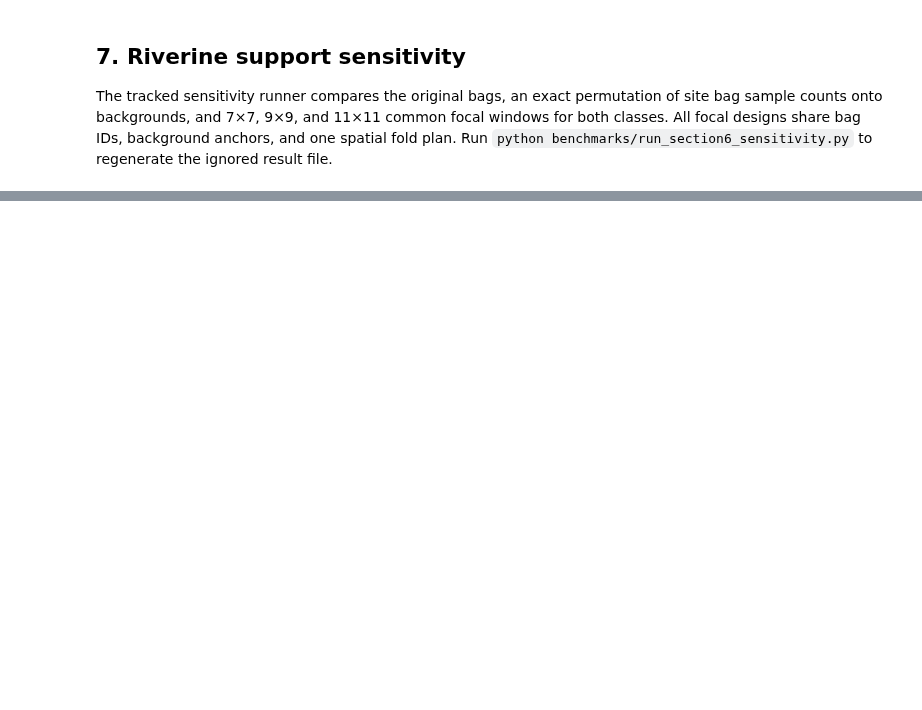
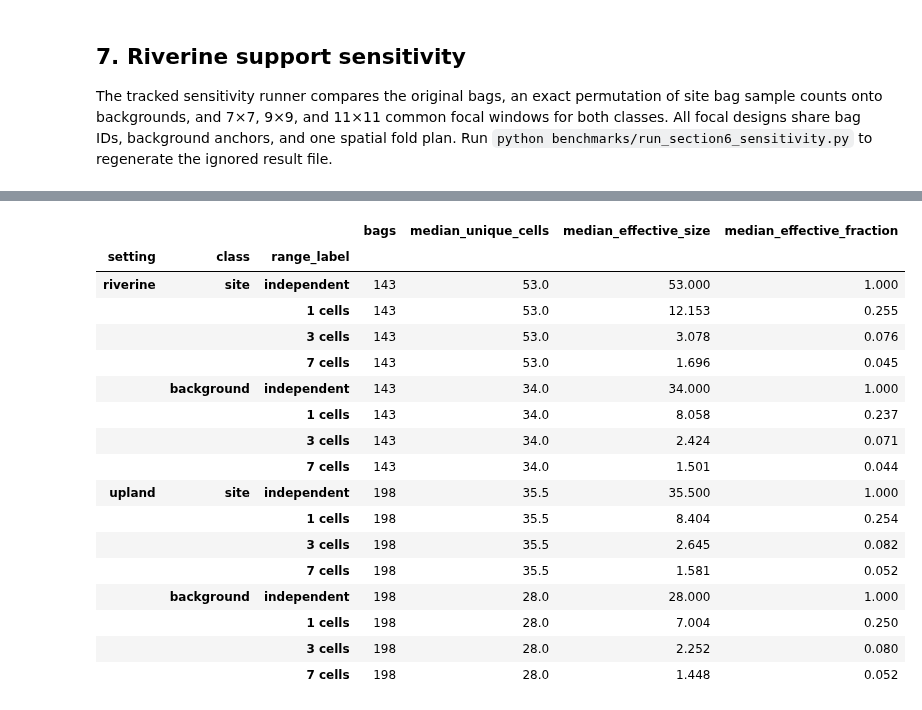
Before and after one commit to mrecos/KLRFome_JAX, a Jupyter notebook: notebooks/05_section6_model_validation.ipynb, the cells around one changed output, grey strips where cells are left out. Saved outputs shown, nothing was run; the diff lists cells and outputs as text; code cells hidden in the pictures; blank space fills up the shorter version.

```diff
--- a/notebooks/05_section6_model_validation.ipynb
+++ b/notebooks/05_section6_model_validation.ipynb
@@ -67,6 +73,18 @@ MAP_BLOCK_SIZE = 512
 MAP_MIN_VALID_CELLS = 3
 MAP_M3_BATCH_SIZE = 64
 
+# Experimental M1 sensitivity. These variants do not replace M0–M3.
+RUN_EXTENSION_CV = True
+REUSE_SAVED_EXTENSION_CV = False
+EXTENSION_RESULTS_PATH = (
+    REPO_ROOT / 'site_data/r91_section_6_data/section6_spatial_shrinkage/results.json'
+)
+EXTENSION_RFF_SEEDS = [42, 314, 2718]
+SPATIAL_RANGE_CELL_MULTIPLIERS = [1.0, 3.0, 7.0]
+EXTENSION_MAP_RANGE_CELLS = 3.0
+RUN_EXTENSION_MAPS = True
+EXTENSION_MAP_BATCH_SIZE = 512
+
 if MAP_STRIDE >= MAP_WINDOW:
     warnings.warn(
         'MAP_STRIDE >= MAP_WINDOW: this is a sparse focal preview, so displayed '
@@ -614,0 +807,56 @@ if not sensitivity_cv.empty:
+# %%
+extension_range_rows = []
+extension_range_units = {}
+for setting_name in SETTINGS_TO_RUN:
+    source, _ = raster_source_for_setting(setting_name)
+    cell_size = float(max(source.resolution))
+    extension_range_units[setting_name] = {
+        multiplier: multiplier * cell_size
+        for multiplier in SPATIAL_RANGE_CELL_MULTIPLIERS
+    }
+    for multiplier, coordinate_range in extension_range_units[setting_name].items():
+        extension_range_rows.append({
+            'setting': setting_name,
+            'raster_cell_size': cell_size,
+            'range_cells': multiplier,
+            'range_coordinate_units': coordinate_range,
+            'crs': source.crs,
+        })
+extension_range_table = pd.DataFrame(extension_range_rows)
+display(extension_range_table.round(3))
+
+ess_rows = []
+for setting_name, item in prepared.items():
+    for bag in item['dataset'].collections:
+        if bag.coordinates is None:
+            raise ValueError(f'Bag {bag.id!r} lacks coordinates for spatial ESS')
+        coordinates = np.asarray(bag.coordinates)
+        unique_count = spatial_effective_sample_size(coordinates, 0.0)
+        for multiplier in [0.0, *SPATIAL_RANGE_CELL_MULTIPLIERS]:
+            coordinate_range = (
+                0.0 if multiplier == 0 else extension_range_units[setting_name][multiplier]
+            )
+            effective_size = spatial_effective_sample_size(coordinates, coordinate_range)
+            ess_rows.append({
+                'setting': setting_name,
+                'bag_id': bag.id,
+                'class': 'site' if bag.label == 1 else 'background',
+                'range_cells': multiplier,
+                'range_label': 'independent' if multiplier == 0 else f'{multiplier:g} cells',
+                'unique_cells': unique_count,
+                'effective_size': effective_size,
+                'effective_fraction': effective_size / unique_count,
+            })
+ess = pd.DataFrame(ess_rows)
+ess_summary = (
+    ess.groupby(['setting', 'class', 'range_label'], sort=False)
+    .agg(
+        bags=('bag_id', 'nunique'),
+        median_unique_cells=('unique_cells', 'median'),
+        median_effective_size=('effective_size', 'median'),
+        median_effective_fraction=('effective_fraction', 'median'),
+    )
+    .round(3)
+)
+display(ess_summary)
+# %% [output]
@@ -614,0 +870,18 @@ if not sensitivity_cv.empty:
+|  |  |  | bags | median_unique_cells | median_effective_size | median_effective_fraction |
+| setting | class | range_label |  |  |  |  |
+| riverine | site | independent | 143 | 53.0 | 53.000 | 1.000 |
+|  |  | 1 cells | 143 | 53.0 | 12.153 | 0.255 |
+|  |  | 3 cells | 143 | 53.0 | 3.078 | 0.076 |
+|  |  | 7 cells | 143 | 53.0 | 1.696 | 0.045 |
+|  | background | independent | 143 | 34.0 | 34.000 | 1.000 |
+|  |  | 1 cells | 143 | 34.0 | 8.058 | 0.237 |
+|  |  | 3 cells | 143 | 34.0 | 2.424 | 0.071 |
+|  |  | 7 cells | 143 | 34.0 | 1.501 | 0.044 |
+| upland | site | independent | 198 | 35.5 | 35.500 | 1.000 |
+|  |  | 1 cells | 198 | 35.5 | 8.404 | 0.254 |
+|  |  | 3 cells | 198 | 35.5 | 2.645 | 0.082 |
+|  |  | 7 cells | 198 | 35.5 | 1.581 | 0.052 |
+|  | background | independent | 198 | 28.0 | 28.000 | 1.000 |
+|  |  | 1 cells | 198 | 28.0 | 7.004 | 0.250 |
+|  |  | 3 cells | 198 | 28.0 | 2.252 | 0.080 |
+|  |  | 7 cells | 198 | 28.0 | 1.448 | 0.052 |
```
Also changed, not shown: parts of 36 cells of this notebook, 22 other files.
